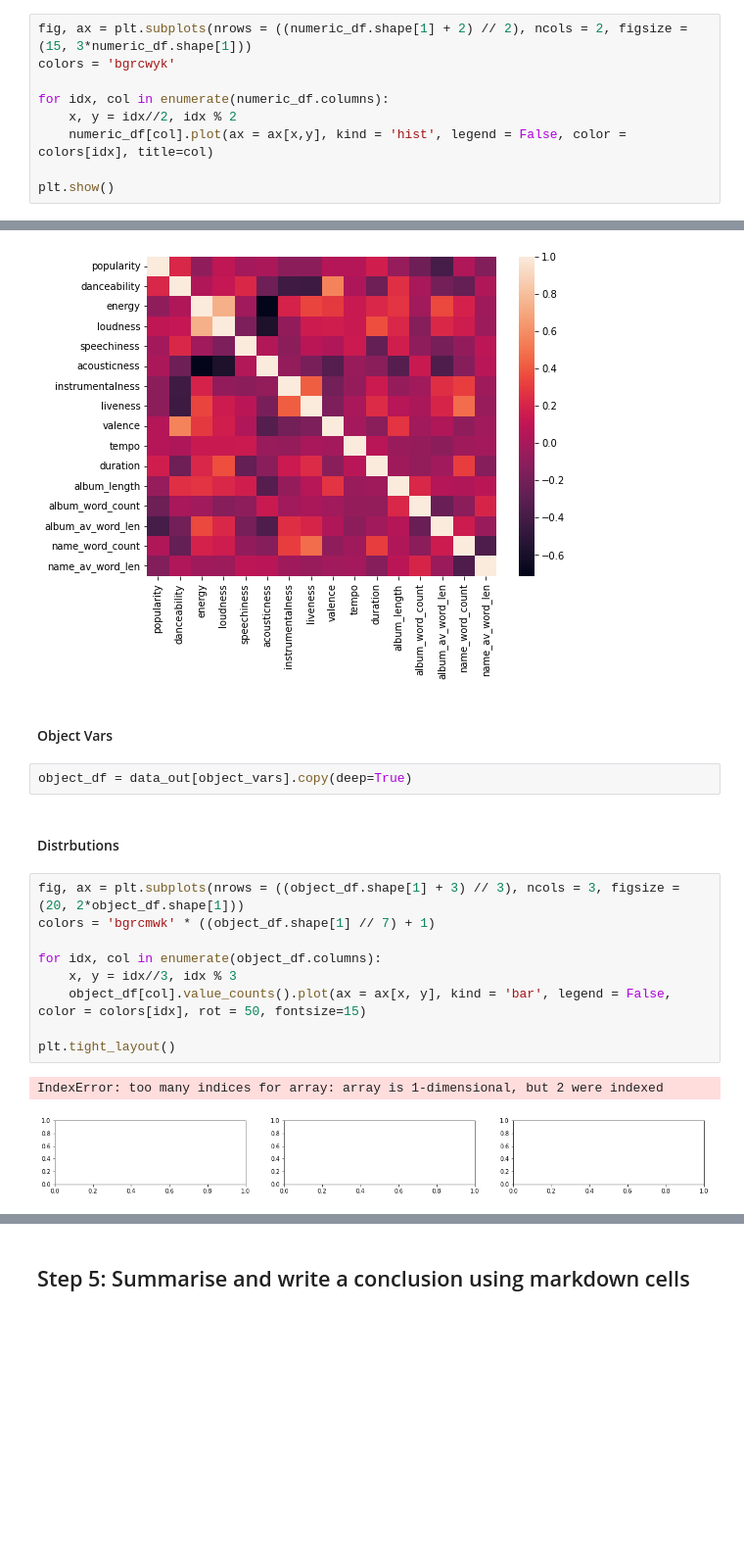
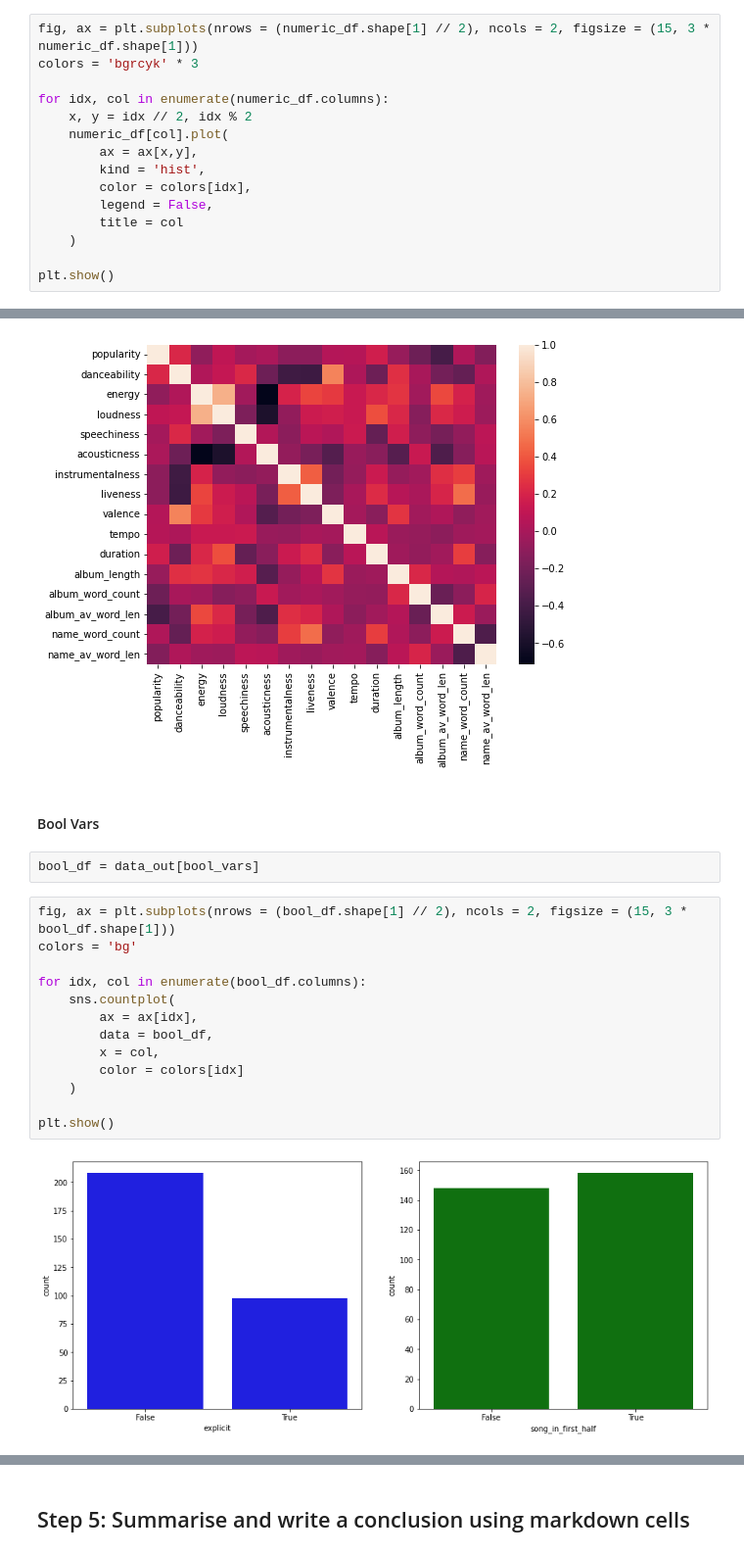
Before and after one commit to j4mes12/SDPA_Coursework, a Jupyter notebook: Part3/main.ipynb, the cells around one changed output, grey strips where cells are left out. Shown at 98% size. Saved outputs shown, nothing was run; the diff lists cells and outputs as text; blank space fills up the shorter version.

Commit message:
Added distribution plots to part3/main.py. Need to make questions and write up

```diff
--- a/Part3/main.ipynb
+++ b/Part3/main.ipynb
@@ -311,12 +318,18 @@ numeric_summary
 # %% [markdown]
 #### Distributions
 # %%
-fig, ax = plt.subplots(nrows = ((numeric_df.shape[1] + 2) // 2), ncols = 2, figsize = (15, 3*numeric_df.shape[1]))
-colors = 'bgrcwyk'
+fig, ax = plt.subplots(nrows = (numeric_df.shape[1] // 2), ncols = 2, figsize = (15, 3 * numeric_df.shape[1]))
+colors = 'bgrcyk' * 3
 
 for idx, col in enumerate(numeric_df.columns):
-    x, y = idx//2, idx % 2
-    numeric_df[col].plot(ax = ax[x,y], kind = 'hist', legend = False, color = colors[idx], title=col)
+    x, y = idx // 2, idx % 2
+    numeric_df[col].plot(
+        ax = ax[x,y],
+        kind = 'hist',
+        color = colors[idx],
+        legend = False,
+        title = col
+    )
 
 plt.show()
 # %% [output]
@@ -335,20 +347,21 @@ plt.show()
 # %% [output]
 [figure]
 # %% [markdown]
-#### Object Vars
+#### Bool Vars
-# %%
-object_df = data_out[object_vars].copy(deep=True)
-# %% [markdown]
-#### Distrbutions
+# %%
+bool_df = data_out[bool_vars]
 # %%
-fig, ax = plt.subplots(nrows = ((object_df.shape[1] + 3) // 3), ncols = 3, figsize = (20, 2*object_df.shape[1]))
-colors = 'bgrcmwk' * ((object_df.shape[1] // 7) + 1)
+fig, ax = plt.subplots(nrows = (bool_df.shape[1] // 2), ncols = 2, figsize = (15, 3 * bool_df.shape[1]))
+colors = 'bg'
 
-for idx, col in enumerate(object_df.columns):
-    x, y = idx//3, idx % 3
-    object_df[col].value_counts().plot(ax = ax[x, y], kind = 'bar', legend = False, color = colors[idx], rot = 50, fontsize=15)
+for idx, col in enumerate(bool_df.columns):
+    sns.countplot(
+        ax = ax[idx],
+        data = bool_df,
+        x = col,
+        color = colors[idx]
+    )
 
-plt.tight_layout()
+plt.show()
 # %% [output]
-IndexError: too many indices for array: array is 1-dimensional, but 2 were indexed
-[figure, old version]
+[figure, new version]
```
Also changed, not shown: parts of 6 cells of this notebook, 2 other files.
